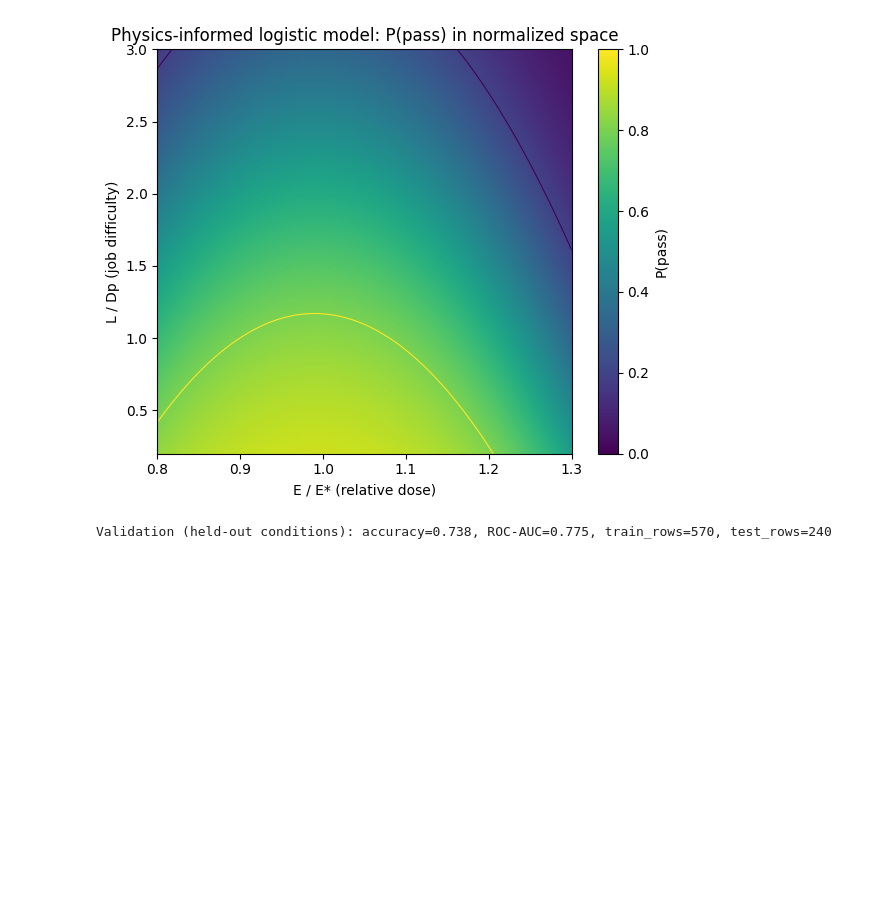
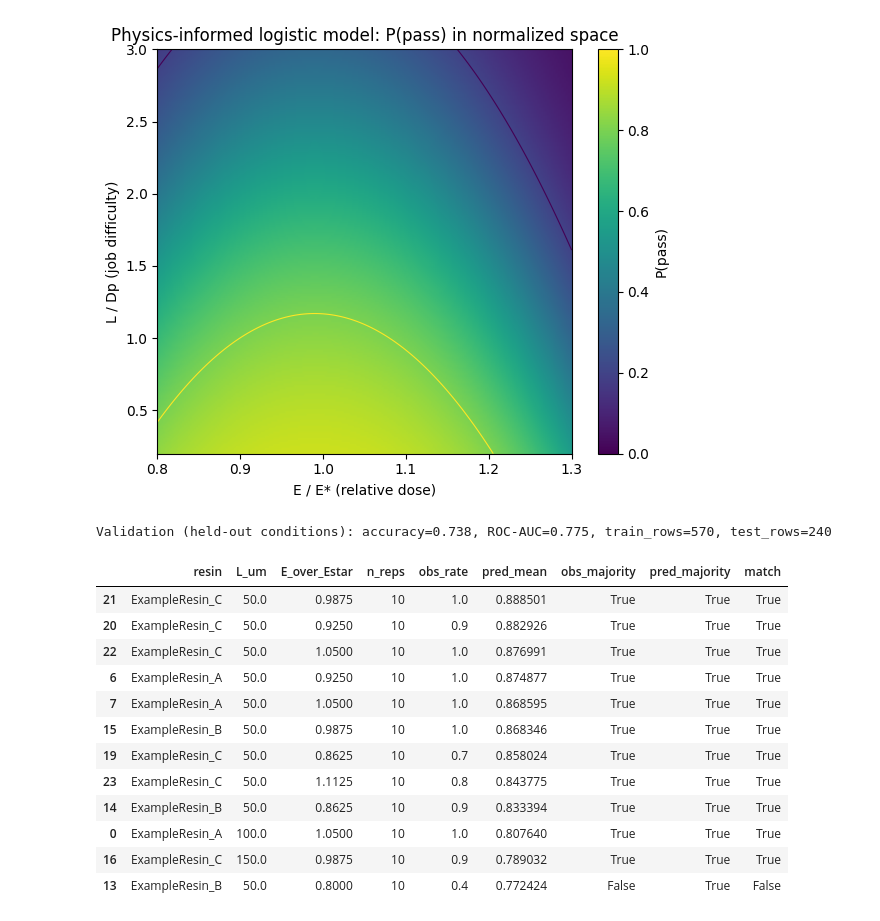
Before and after one commit to nyee88/tvam_resin_mini, a Jupyter notebook: notebooks/01_working_curve.ipynb, the cells around one changed output. Saved outputs shown, nothing was run; the diff lists cells and outputs as text; code cells hidden in the pictures; blank space fills up the shorter version.

```diff
--- a/notebooks/01_working_curve.ipynb
+++ b/notebooks/01_working_curve.ipynb
@@ -770,3 +770,42 @@ print(
 )
 # %% [output]
 Validation (held-out conditions): accuracy=0.738, ROC-AUC=0.775, train_rows=570, test_rows=240
+# %%
+# Build a real by-condition table for the held-out set
+test_frame = df_exp[is_test].copy()
+test_frame["p_hat"] = clf_val.predict_proba(X_full[is_test])[:, 1]
+
+by_cond = (
+    test_frame
+    .groupby("cond_id")
+    .agg(
+        resin=("resin_or_source","first"),
+        L_um=("L_um","first"),
+        E_over_Estar=("E_over_Estar","first"),
+        n_reps=("pass_fail","size"),
+        obs_rate=("pass_fail","mean"),
+        pred_mean=("p_hat","mean"),
+    )
+    .reset_index(drop=True)
+)
+
+by_cond["obs_majority"]  = by_cond["obs_rate"]  >= 0.5
+by_cond["pred_majority"] = by_cond["pred_mean"] >= 0.5
+by_cond["match"] = by_cond["obs_majority"] == by_cond["pred_majority"]
+
+# Peek a few rows
+by_cond.sort_values("pred_mean", ascending=False).head(12)
+# %% [output]
+|  | resin | L_um | E_over_Estar | n_reps | obs_rate | pred_mean | obs_majority | pred_majority | match |
+| 21 | ExampleResin_C | 50.0 | 0.9875 | 10 | 1.0 | 0.888501 | True | True | True |
+| 20 | ExampleResin_C | 50.0 | 0.9250 | 10 | 0.9 | 0.882926 | True | True | True |
+| 22 | ExampleResin_C | 50.0 | 1.0500 | 10 | 1.0 | 0.876991 | True | True | True |
+| 6 | ExampleResin_A | 50.0 | 0.9250 | 10 | 1.0 | 0.874877 | True | True | True |
+| 7 | ExampleResin_A | 50.0 | 1.0500 | 10 | 1.0 | 0.868595 | True | True | True |
+| 15 | ExampleResin_B | 50.0 | 0.9875 | 10 | 1.0 | 0.868346 | True | True | True |
+| 19 | ExampleResin_C | 50.0 | 0.8625 | 10 | 0.7 | 0.858024 | True | True | True |
+| 23 | ExampleResin_C | 50.0 | 1.1125 | 10 | 0.8 | 0.843775 | True | True | True |
+| 14 | ExampleResin_B | 50.0 | 0.8625 | 10 | 0.9 | 0.833394 | True | True | True |
+| 0 | ExampleResin_A | 100.0 | 1.0500 | 10 | 1.0 | 0.807640 | True | True | True |
+| 16 | ExampleResin_C | 150.0 | 0.9875 | 10 | 0.9 | 0.789032 | True | True | True |
+| 13 | ExampleResin_B | 50.0 | 0.8000 | 10 | 0.4 | 0.772424 | False | True | False |
```
